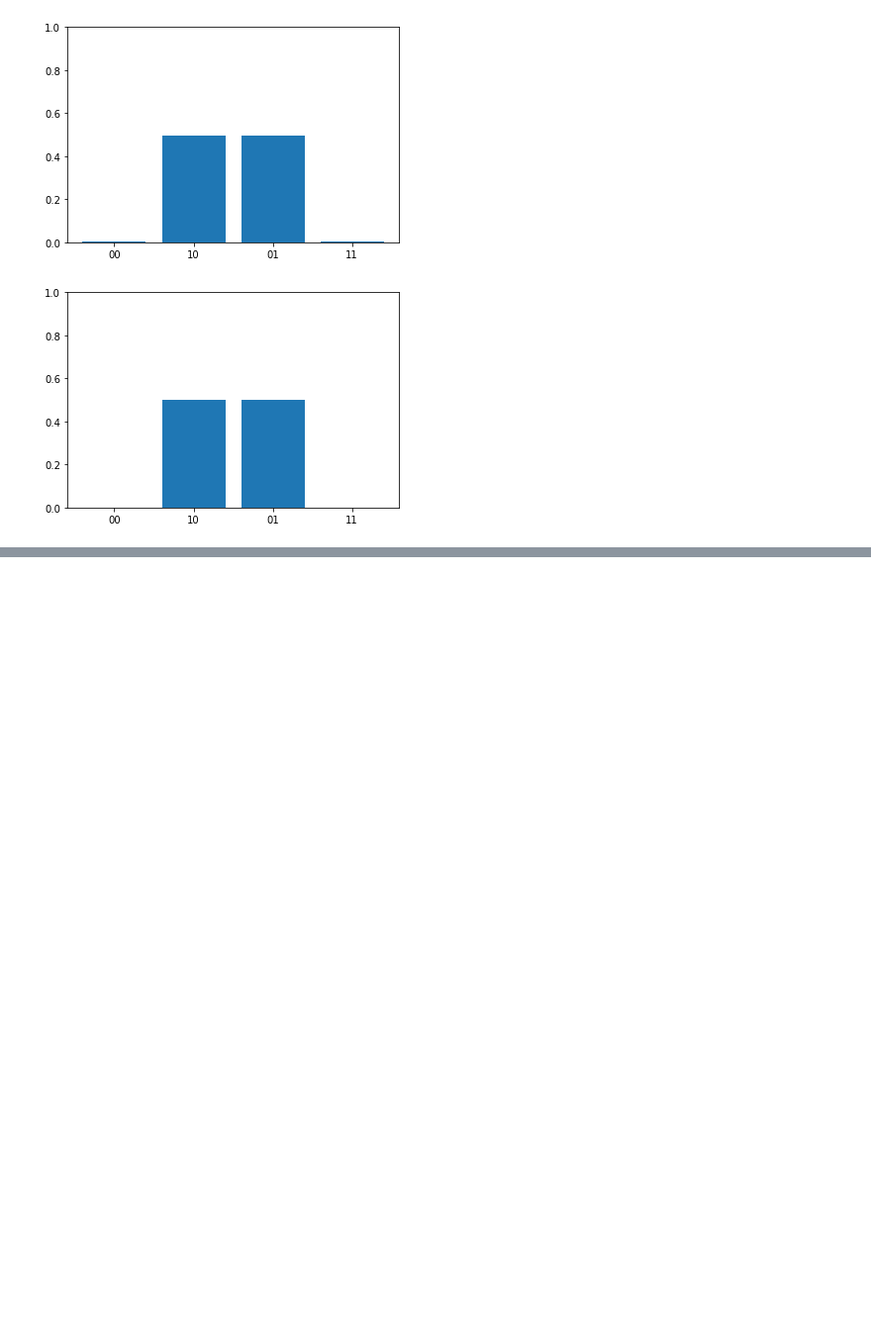
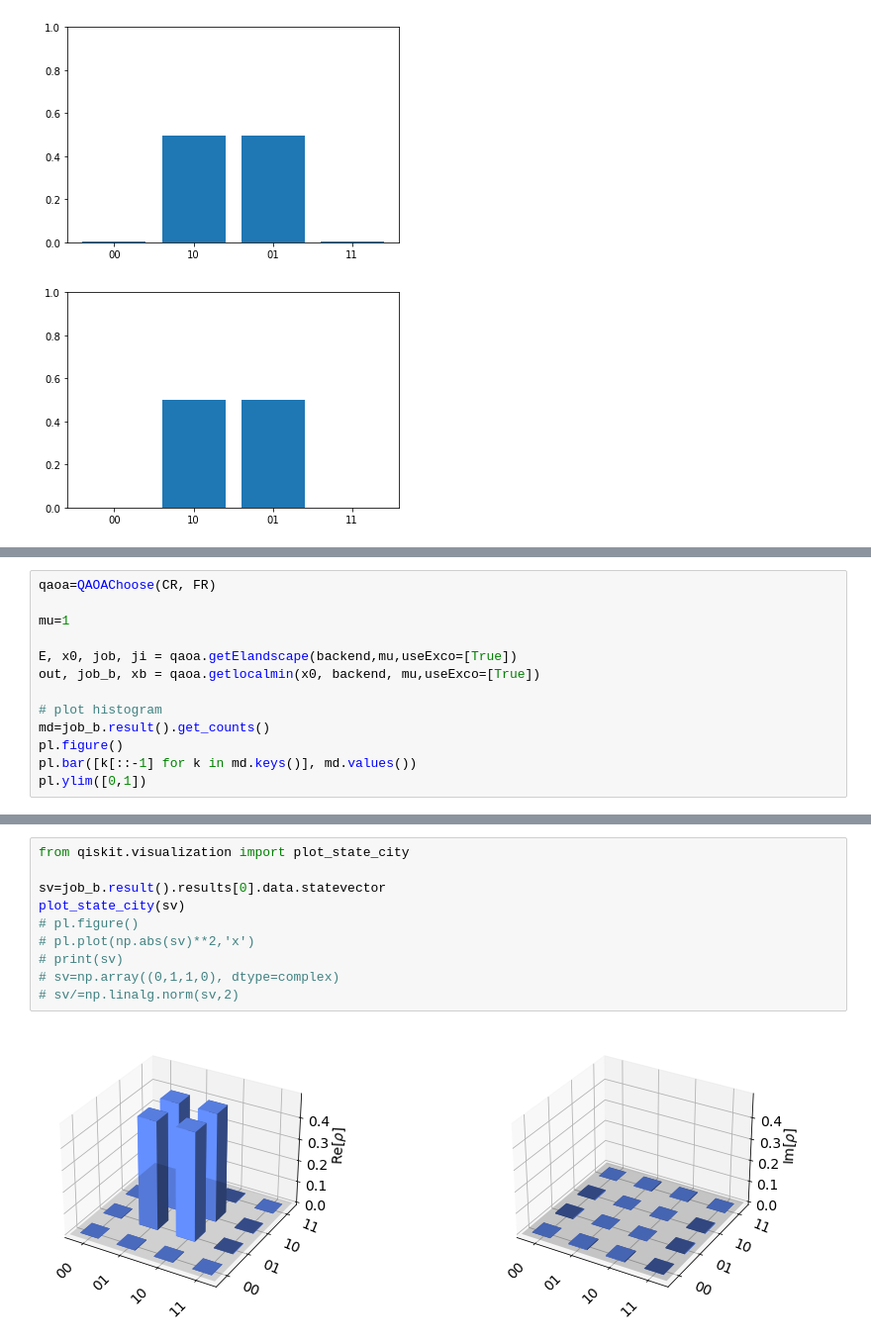
Before and after one commit to OpenQuantumComputing/optimization, a Jupyter notebook: newbeginning.ipynb, the cells around one changed output, grey strips where cells are left out. Shown at 99% size. Saved outputs shown, nothing was run; the diff lists cells and outputs as text; blank space fills up the shorter version.

```diff
--- a/newbeginning.ipynb
+++ b/newbeginning.ipynb
@@ -240,0 +280,13 @@ Optimization terminated successfully.
+# %%
+qaoa=QAOAChoose(CR, FR)
+
+mu=1
+
+E, x0, job, ji = qaoa.getElandscape(backend,mu,useExco=[True])
+out, job_b, xb = qaoa.getlocalmin(x0, backend, mu,useExco=[True])
+
+# plot histogram
+md=job_b.result().get_counts()
+pl.figure()
+pl.bar([k[::-1] for k in md.keys()], md.values())
+pl.ylim([0,1])
@@ -240,0 +300,12 @@ Optimization terminated successfully.
+# %%
+from qiskit.visualization import plot_state_city
+
+sv=job_b.result().results[0].data.statevector
+plot_state_city(sv)
+# pl.figure()
+# pl.plot(np.abs(sv)**2,'x')
+# print(sv)
+# sv=np.array((0,1,1,0), dtype=complex)
+# sv/=np.linalg.norm(sv,2)
+# %% [output]
+[figure, added]
```
Also changed, not shown: parts of 13 cells of this notebook, 2 other files.
